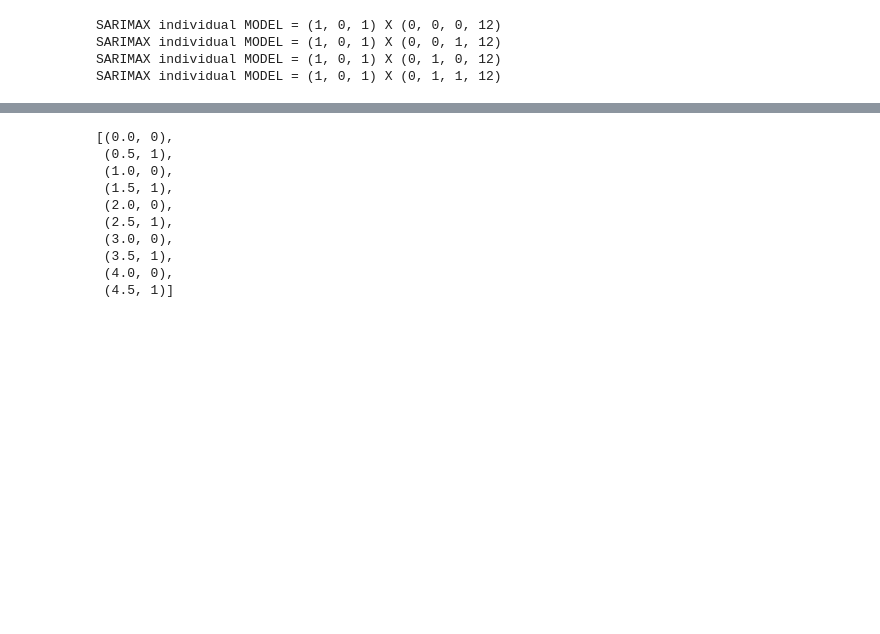
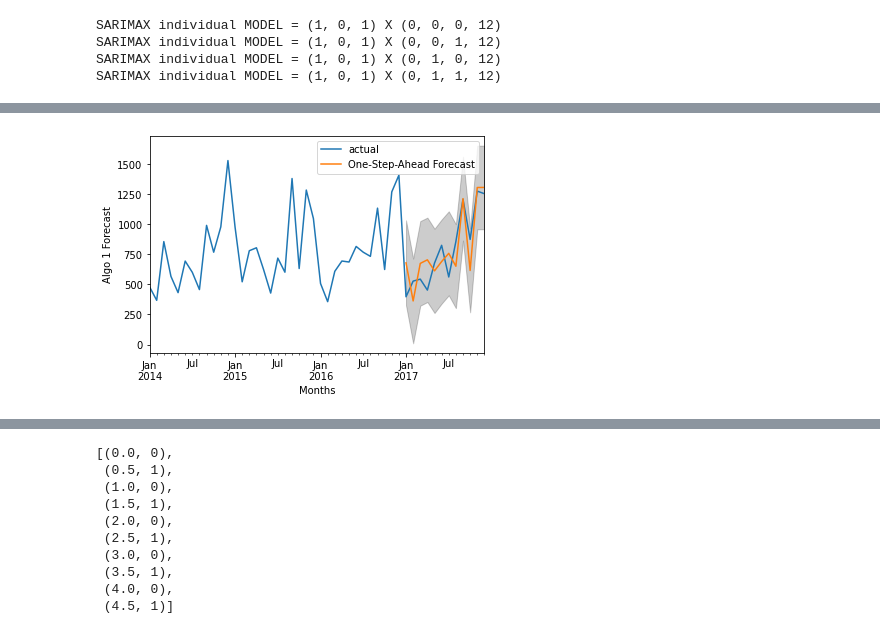
Before and after one commit to a-forty-two/cylons, a Jupyter notebook: 03_TimeSeriesAnalysis.ipynb, the cells around one changed output, grey strips where cells are left out. Drawn from its saved outputs; the diff is of its cells as text; code cells hidden in the pictures; blank space fills up the shorter version.

```diff
--- a/03_TimeSeriesAnalysis.ipynb
+++ b/03_TimeSeriesAnalysis.ipynb
@@ -323,16 +323,27 @@ SARIMAX individual MODEL = (1, 0, 1) X (0, 1, 1, 12)
 # we will end up with a LOT of IMPOSSIBLE/Imaginary/Complex/Divby0/Errors models
 # LOT of these models may not even make sense, and will throw exceptions!
 # EXCEPTION handling is MUST
-
+min_pdq = (999,999,999)
+min_spdq = (999,999,999,12)
+min_AIC = 999
 for param in pdq:
   for sparam in seasonal_pdq:
     try:
       model = sm.tsa.statespace.SARIMAX(y, order=param, seasonal_order=sparam, enforce_stationarity=False)
       predictions = model.fit()
       print('Model={}X{}. AIC= {}'.format(param, sparam, predictions.aic))
+      if(predictions.aic < min_AIC):
+        min_pdq = param
+        min_spdq = sparam
+        min_AIC = predictions.aic
     except Exception as e:
       print(e)
       continue
+
+print('**** Smallest PDQ,SPDQ is *****')
+print(min_AIC)
+print(min_pdq)
+print(min_spdq)
 
 # Somebody said, that because sky is blue, you remain ANGRY
 # the only way to prove or disprove this
@@ -360,0 +372,9 @@ maxlag should be < nobs
+# %%
+model = sm.tsa.statespace.SARIMAX(y, order=min_pdq, seasonal_order= min_spdq, enforce_stationarity=False)
+# (0, 1, 0)X(1, 0, 1, 12)
+model2 = sm.tsa.statespace.SARIMAX(y, order=(0, 1, 0), seasonal_order= (1, 0, 1, 12), enforce_stationarity=False)
+results = model.fit()
+results2 = model2.fit()
+# we've taken 2 models so that we can compare their predictions
+results.summary() #.tables[1]  # AIC => needs to be lowest
+# results.summary()
@@ -360,0 +402,20 @@ maxlag should be < nobs
+# %%
+# let's check the actual predictions and plot them
+
+pred = results.get_prediction(start=pd.to_datetime('2017-01-01'), dynamic=False)
+pred_ci = pred.conf_int()
+pred2 = results2.get_prediction(start=pd.to_datetime('2017-01-01'), dynamic=False)
+pred2_ci = pred2.conf_int()
+ax = y['2014':].plot(label='actual') # ACTUAL DATA PLOT
+pred.predicted_mean.plot(ax=ax, label='One-Step-Ahead Forecast')
+# there is always a tolerance or error kernel(region) surrounding the forecast
+# +- region within which mistakes are acceptable
+# THIS TOLERANCE REGION is also called CONFIDENCE INTERVAL
+ax.fill_between(pred_ci.index, pred_ci.iloc[:,0], pred_ci.iloc[:,1], color='k', alpha=0.2)
+# BASE LINE-> index, lower confidence limit, upper confidence limit
+ax.set_xlabel('Months')
+ax.set_ylabel('Algo 1 Forecast')
+plt.legend()
+plt.show()
+# %% [output]
+[figure, added]
```
Also changed, not shown: parts of 4 cells of this notebook.
